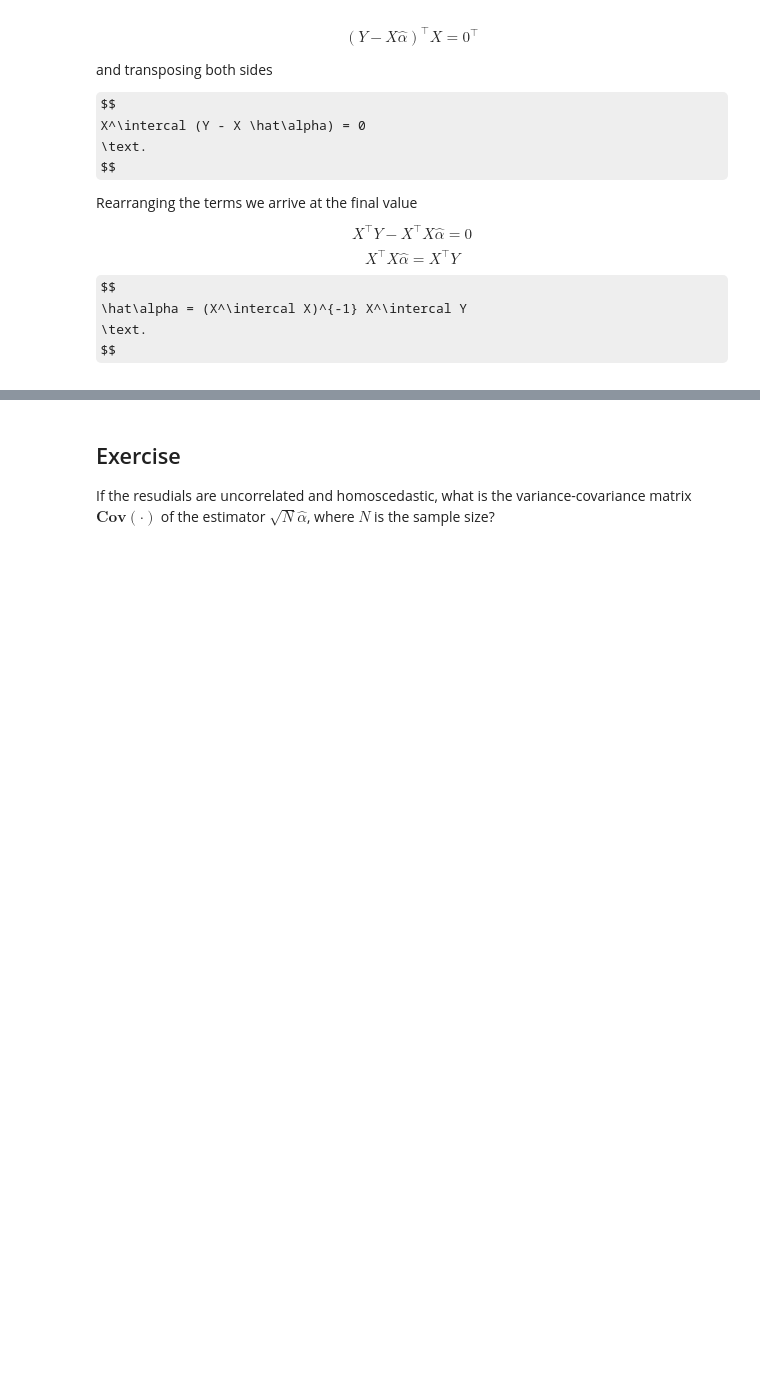
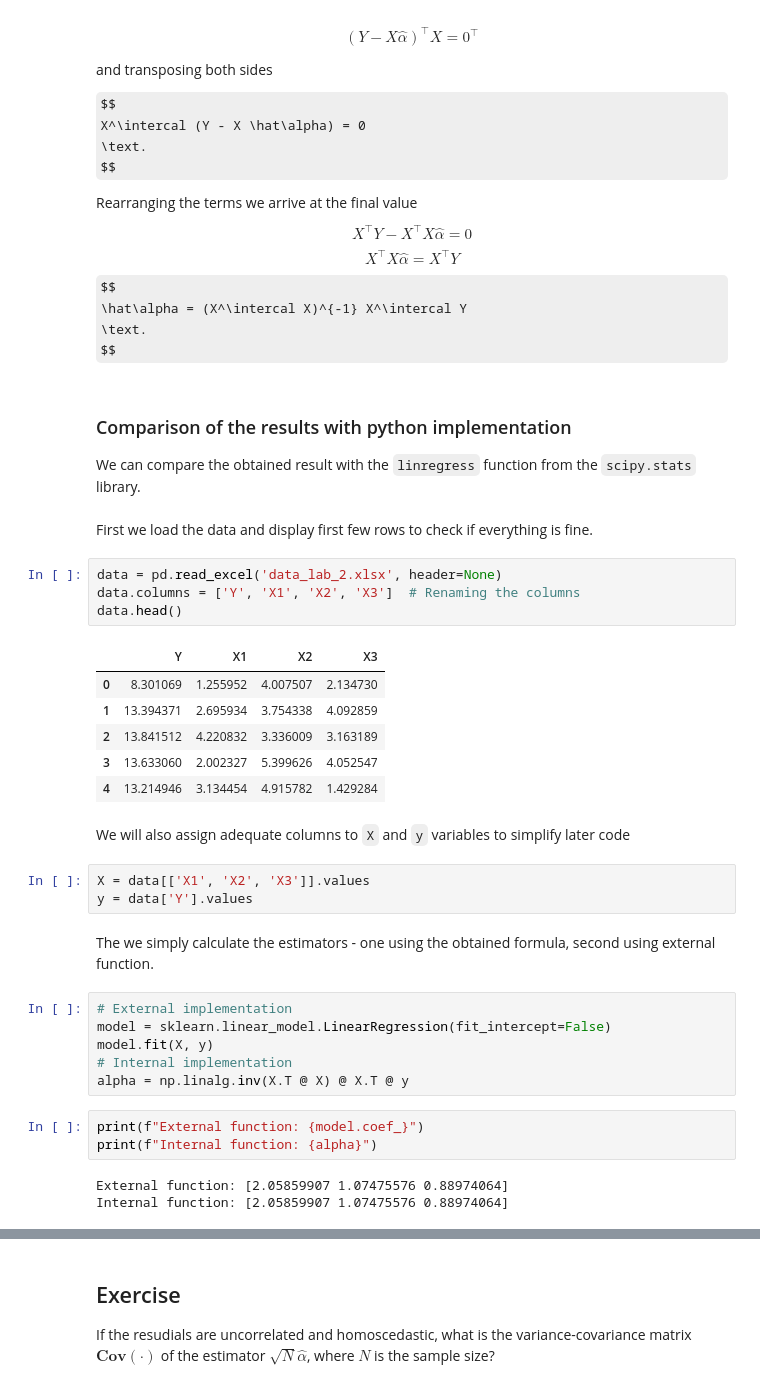
Before and after one commit to Nummulit/estimation-theory, a Jupyter notebook: 2. Least Squares.ipynb, the cells around one changed output, grey strips where cells are left out. Drawn from its saved outputs; the diff is of its cells as text; some formulas as TeX source; blank space fills up the shorter version.

Commit message:
Add files via upload
Add comparison of obtained results with external implementation.

```diff
--- a/2. Least Squares.ipynb
+++ b/2. Least Squares.ipynb
@@ -122,3 +123,38 @@ $$
 \hat\alpha = (X^\intercal X)^{-1} X^\intercal Y
 \text.
 $$
+# %% [markdown]
+### Comparison of the results with python implementation
+We can compare the obtained result with the `linregress` function from the `scipy.stats` library.
+# %% [markdown]
+First we load the data and display first few rows to check if everything is fine.
+# %%
+data = pd.read_excel('data_lab_2.xlsx', header=None)
+data.columns = ['Y', 'X1', 'X2', 'X3']  # Renaming the columns
+data.head()
+# %% [output]
+|  | Y | X1 | X2 | X3 |
+| 0 | 8.301069 | 1.255952 | 4.007507 | 2.134730 |
+| 1 | 13.394371 | 2.695934 | 3.754338 | 4.092859 |
+| 2 | 13.841512 | 4.220832 | 3.336009 | 3.163189 |
+| 3 | 13.633060 | 2.002327 | 5.399626 | 4.052547 |
+| 4 | 13.214946 | 3.134454 | 4.915782 | 1.429284 |
+# %% [markdown]
+We will also assign adequate columns to `X` and `y` variables to simplify later code
+# %%
+X = data[['X1', 'X2', 'X3']].values
+y = data['Y'].values
+# %% [markdown]
+The we simply calculate the estimators - one using the obtained formula, second using external function.
+# %%
+# External implementation
+model = sklearn.linear_model.LinearRegression(fit_intercept=False)
+model.fit(X, y)
+# Internal implementation
+alpha = np.linalg.inv(X.T @ X) @ X.T @ y
+# %%
+print(f"External function: {model.coef_}")
+print(f"Internal function: {alpha}")
+# %% [output]
+External function: [2.05859907 1.07475576 0.88974064]
+Internal function: [2.05859907 1.07475576 0.88974064]
```
Also changed, not shown: parts of 8 cells of this notebook.
